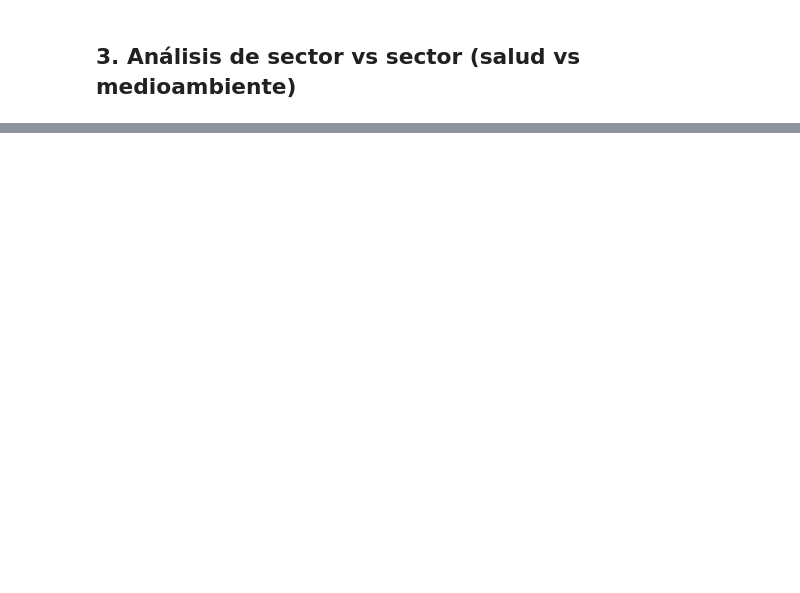
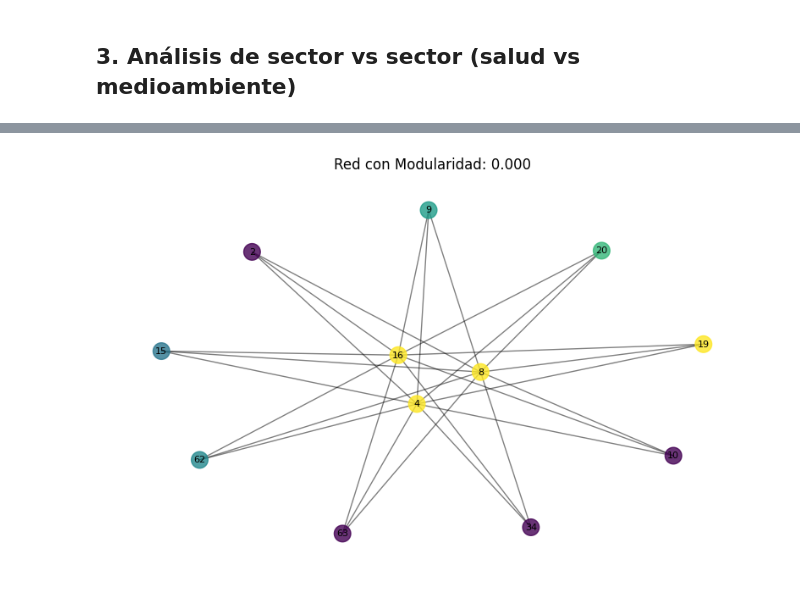
Before and after one commit to recmera/graph-based-issue-detection, a Jupyter notebook: 3-net.ipynb, the cells around one changed output, grey strips where cells are left out. Cells and saved outputs as stored; diff of their text form; code cells hidden in the pictures; blank space fills up the shorter version.

```diff
--- a/3-net.ipynb
+++ b/3-net.ipynb
@@ -264,0 +314,4 @@ plt.show()
+# %%
+partition_dict = community_louvain(grafo)
+# %% [output]
+[figure, added]
```
Also changed, not shown: parts of 12 cells of this notebook, 1 other file.
